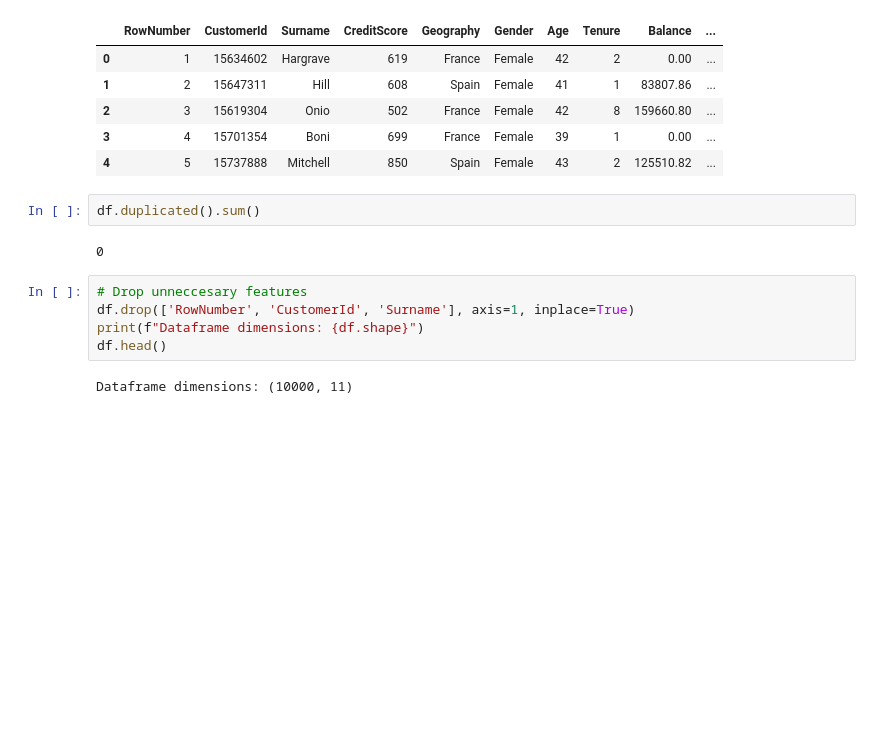
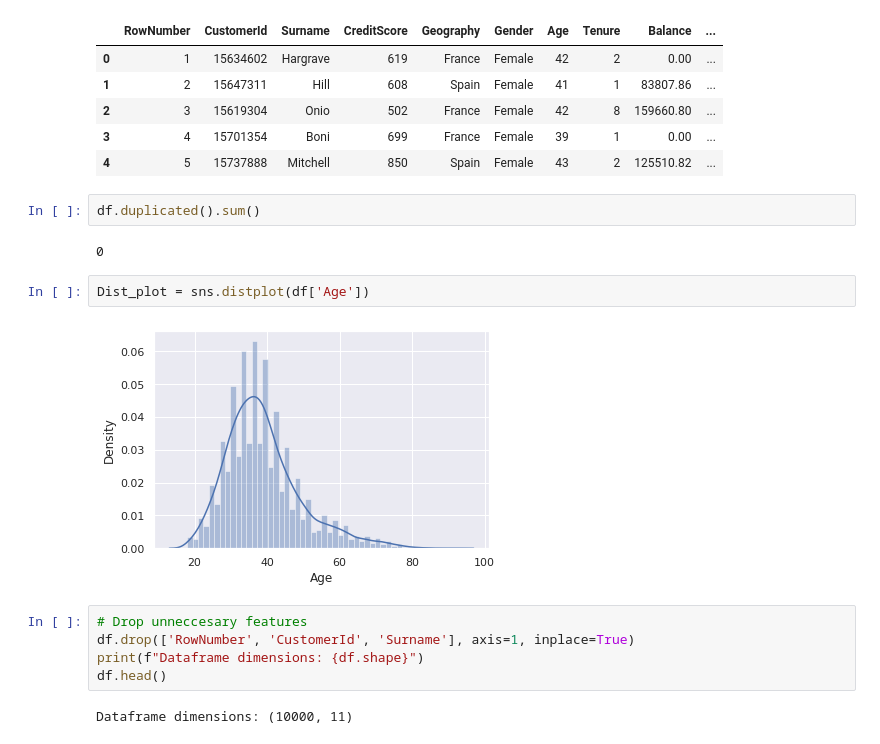
Before and after one commit to sarkar2527/DSAP, a Jupyter notebook: Bank_Churn.ipynb, the cells around one changed output. Saved outputs shown, nothing was run; the diff lists cells and outputs as text; blank space fills up the shorter version.

```diff
--- a/Bank_Churn.ipynb
+++ b/Bank_Churn.ipynb
@@ -74,6 +74,10 @@ df.head()
 df.duplicated().sum()
 # %% [output]
 0
+# %%
+Dist_plot = sns.distplot(df['Age'])
+# %% [output]
+[figure, added]
 # %%
 # Drop unneccesary features
 df.drop(['RowNumber', 'CustomerId', 'Surname'], axis=1, inplace=True)
```
Also changed, not shown: parts of 49 cells of this notebook.
